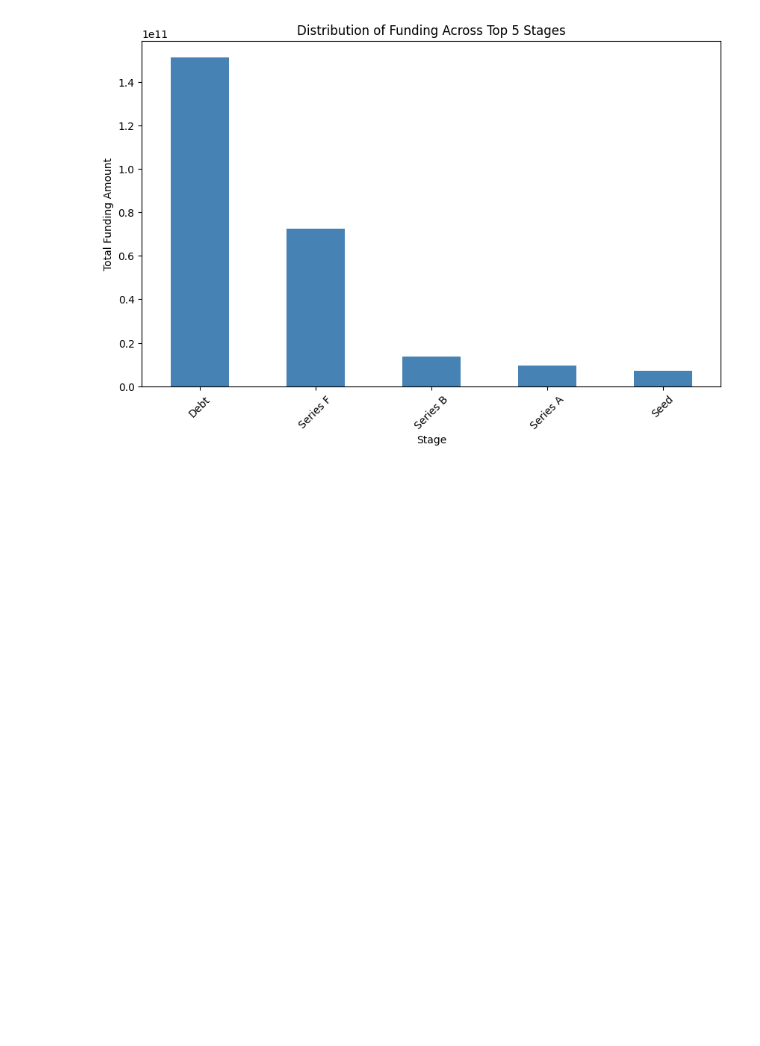
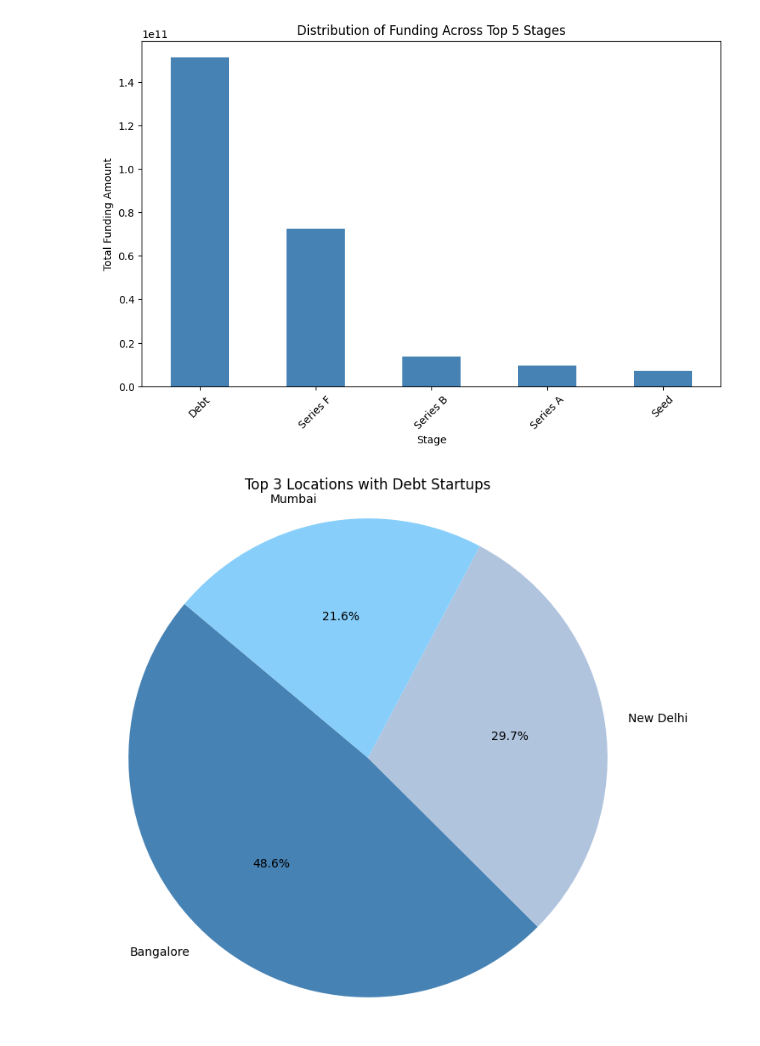
Before and after one commit to BamBamOguns/CA_First_Project_LP1, a Jupyter notebook: Notebooks/main.ipynb, the cells around one changed output. Saved outputs shown, nothing was run; the diff lists cells and outputs as text; code cells hidden in the pictures; blank space fills up the shorter version.

```diff
--- a/Notebooks/main.ipynb
+++ b/Notebooks/main.ipynb
@@ -2627,15 +2627,17 @@ plt.show()
 [figure]
 # %%
 # Filter data for startups at the Series B stage
-Series_b_startups = merged_data[merged_data['Stage'] == 'Debt']
+Debt_startups = merged_data[merged_data['Stage'] == 'Debt']
 
 # Count the number of Series B startups in each location
-series_b_startup_count_per_location = series_b_startups['location'].value_counts().head(3)
+Debt_startup_count_per_location = Debt_startups['Location'].value_counts().head(3)
 
 # Plotting
-plt.figure(figsize=(8, 8))
-plt.pie(series_b_startup_count_per_location, labels=series_b_startup_count_per_location.index, autopct='%1.1f%%', startangle=140, colors=['steelblue', 'lightsteelblue', 'lightskyblue'])
-plt.title('Top 3 Locations with Series B Startups')
+plt.figure(figsize = (8, 8))
+plt.pie(Debt_startup_count_per_location, labels = Debt_startup_count_per_location.index, autopct = '%1.1f%%', startangle = 140, colors = ['steelblue', 'lightsteelblue', 'lightskyblue'])
+plt.title('Top 3 Locations with Debt Startups')
 plt.axis('equal')
 
 plt.show()
+# %% [output]
+[figure, added]
```
Also changed, not shown: parts of 3 cells of this notebook.
